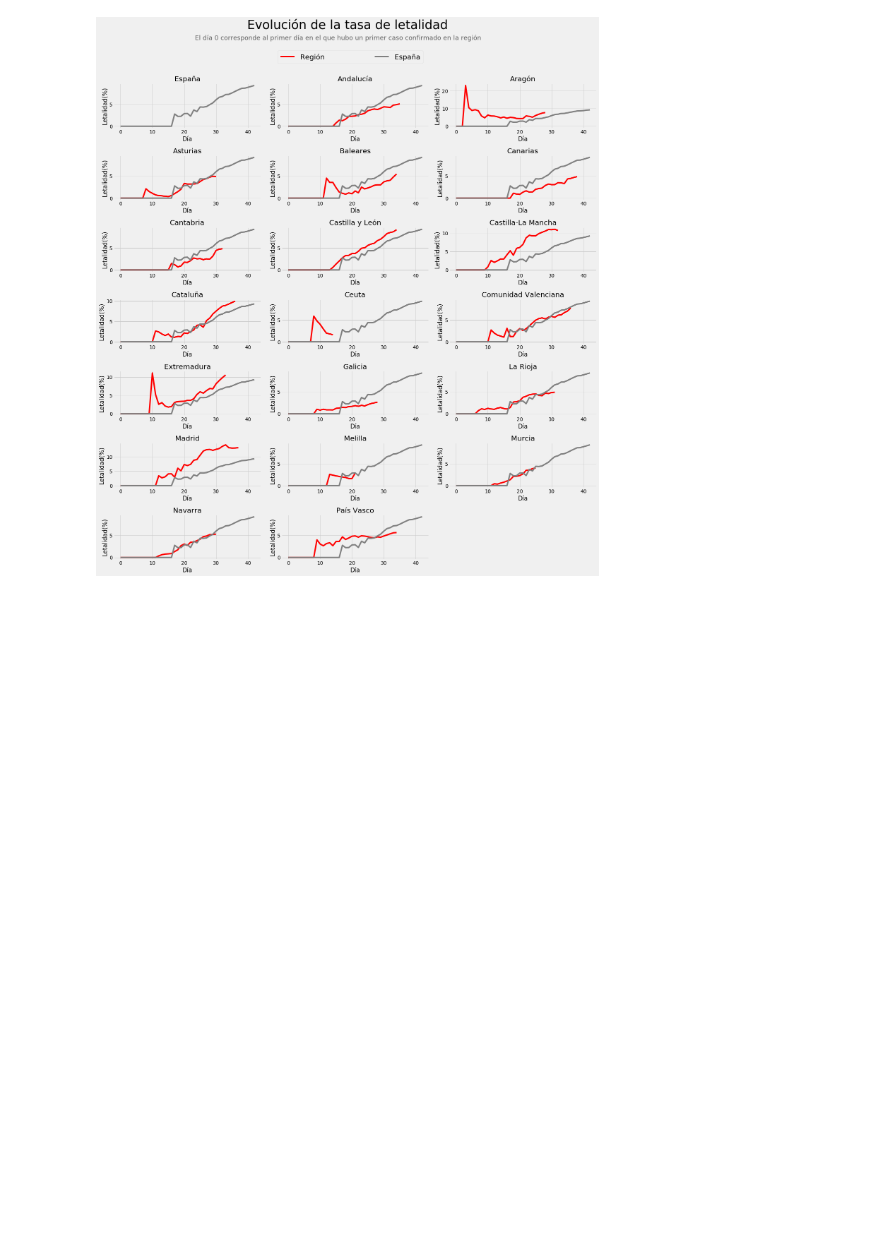
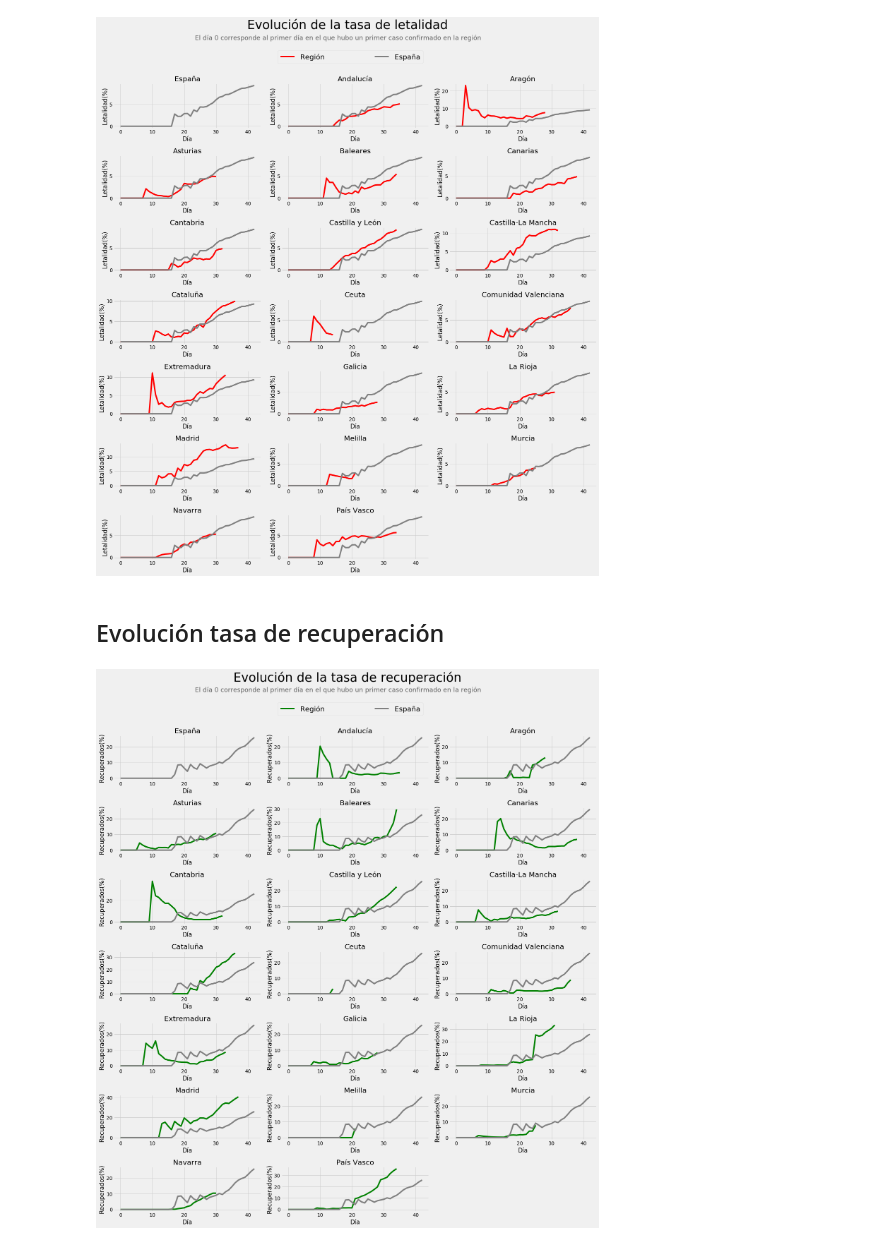
Before and after one commit to ddzumajo/covid19, a Jupyter notebook: regional-analysis/covid19-regional.ipynb, the cells around one changed output. Saved outputs shown, nothing was run; the diff lists cells and outputs as text; code cells hidden in the pictures; blank space fills up the shorter version.

```diff
--- a/regional-analysis/covid19-regional.ipynb
+++ b/regional-analysis/covid19-regional.ipynb
@@ -110,7 +121,7 @@ df['Hospitalizados_por_casos'] = df['Hospitalizados'] / df['Casos'] * 100
 df['UCI_por_hospitalizados'] = df['UCI'] / df['Hospitalizados'] * 100
 df['Letalidad'] = df['Fallecidos'] / df['Casos'] * 100
 df['Mortalidad'] = df['Fallecidos'] / df['Population'] * 100
-df['Recuperados_por_casos'] = df['Recuperados'] / df['Casos'] * 100
+df['Tasa_recuperados'] = df['Recuperados'] / df['Casos'] * 100
 # %%
 df.columns
 # %% [output]
@@ -130,11 +136,12 @@ Index(['Fecha', 'Casos', 'Hospitalizados', 'UCI', 'Fallecidos', 'Recuperados',
 # %%
+# Lists and constants
 ccaa_list = list(df['Region'].drop_duplicates())
 number_ccaa = len(ccaa_list)
 ncols=3
 nrows=round(len(ccaa_list)/ncols)
 
-
-def generateRegionsPlot(variable, supTitle, yLabel):
+# generateRegionsPlot creates the main plots of this notebooks: grid plots to analize variables by region.
+def generateRegionsPlot(variable, supTitle, yLabel, varColor):
 
     fig = plt.figure(figsize=(20,20))
     fig.subplots_adjust(hspace=0.5, wspace=0.4)
@@ -142,7 +149,7 @@ def generateRegionsPlot(variable, supTitle, yLabel):
         df_by_region = df[df['Region']==element][['Dia',variable]]
         ax = fig.add_subplot(nrows, ncols, i)
         if element!='España':
-            ax.plot(range(len(df_by_region[variable])), df_by_region[variable], color = 'red', label = 'Región')
+            ax.plot(range(len(df_by_region[variable])), df_by_region[variable], color = varColor, label = 'Región')
         ax.plot(range(len(df[df['Region']=='España'][variable])), df[df['Region']=='España'][variable], color='gray', label ='España')
         ax.set_title(element)
         ax.set(xlabel='Día', ylabel=yLabel)
@@ -155,6 +162,23 @@ def generateRegionsPlot(variable, supTitle, yLabel):
          ,alpha=0.6, fontsize=18)
     fig.tight_layout()
     return plt.show()
+
+
+# scatterPlot generates a scatter plot to compare two variables
+def scatterPlot(varX,varY, xLabel, yLabel, titlePlot):
+    fig = plt.figure(figsize=(20,15))
+    for element,i in zip(ccaa_list, range(1, len(ccaa_list)+1)):
+        if element!='España':
+            df_by_region = df[df['Region']==element][[varX,varY]]
+            x = df_by_region[varX].iloc[-1]
+            y = df_by_region[varY].iloc[-1]
+            plt.scatter(x, y, s=100*(x+y), alpha=0.4, edgecolors="grey", linewidth=2)
+            plt.text(x, y, element, fontsize=12)
+
+    plt.xlabel(xLabel)
+    plt.ylabel(yLabel)
+    plt.title(titlePlot, fontsize=35)
+    plt.show()
 # %% [markdown]
 ## Evolución de la tasa de mortalidad
 # %%
@@ -168,2 +192,8 @@ generateRegionsPlot('Letalidad', 'Evolución de la tasa de letalidad', 'Letalida
 # %% [output]
 [figure]
+# %% [markdown]
+## Evolución tasa de recuperación
+# %%
+generateRegionsPlot('Tasa_recuperados', 'Evolución de la tasa de recuperación', 'Recuperados(%)', 'green')
+# %% [output]
+[figure, added]
```
Also changed, not shown: parts of 11 cells of this notebook.
